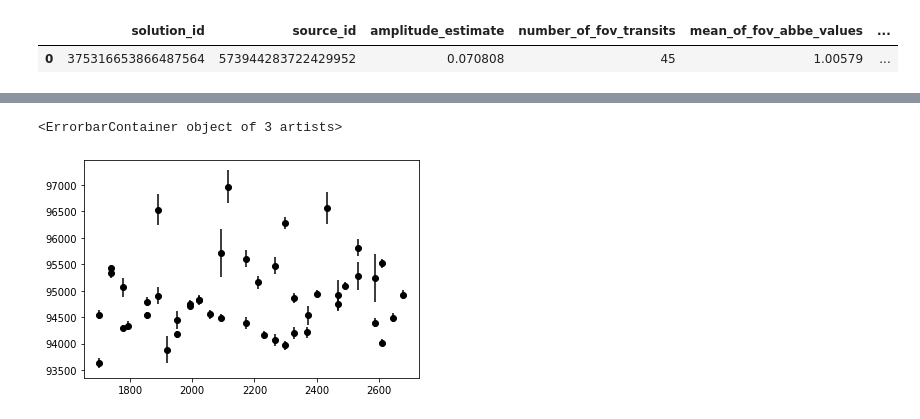
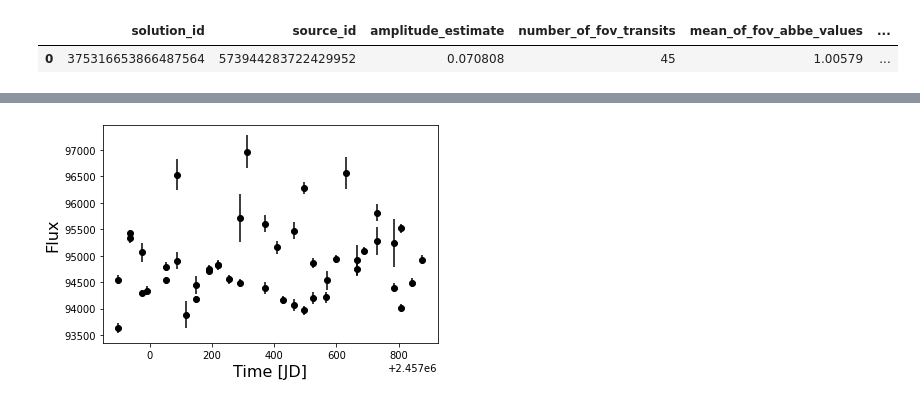
Before and after one commit to maja-jablonska/blue-stragglers-with-gaia, a Jupyter notebook: yss.ipynb, the cells around one changed output, grey strips where cells are left out. Saved outputs shown, nothing was run; the diff lists cells and outputs as text; code cells hidden in the pictures.

```diff
--- a/yss.ipynb
+++ b/yss.ipynb
@@ -74,3 +78,8 @@ bss2_lc.head()
 | 2 | 573968576057423360 | 18920283006998245 | G | 1739.008450 | 13.239307 | 95328.747046 | 80.869795 | 1178.792969 | ... |
 | 3 | 573968576057423360 | 18930023819277864 | G | 1739.184614 | 13.238245 | 95422.013248 | 70.423744 | 1354.969360 | ... |
 | 4 | 573968576057423360 | 21028967752677174 | G | 1777.144090 | 13.242362 | 95060.910439 | 180.323169 | 527.169678 | ... |
+# %%
+def get_dr3_band_lightcurve(lc: pd.DataFrame, band: str = 'G') -> pd.DataFrame:
+    df = lc[lc.band==band][['time', 'flux', 'mag', 'flux_error']]
+    df['time'] += 2455197.5
+    return df
@@ -76,0 +98,6 @@ bss2_lc.head()
+# %%
+def plot_dr3_lc(lc: pd.DataFrame):
+    plt.figure()
+    plt.errorbar(x=lc.time, y=lc.flux, yerr=lc.flux_error, color='black', fmt='o')
+    plt.gca().set_ylabel('Flux', fontsize=16);
+    plt.gca().set_xlabel('Time [JD]', fontsize=16);
@@ -77,8 +130,6 @@ bss2_lc.head()
 # %%
-g_mag = bss2_lc[bss2_lc.band=='G']
-
-plt.errorbar(x=g_mag.time, y=g_mag.flux, yerr=g_mag.flux_error, color='black', fmt='o')
+g_lc2 = get_dr3_band_lightcurve(bss2_lc, 'G')
+plot_dr3_lc(g_lc2)
 # %% [output]
-<ErrorbarContainer object of 3 artists>
-[figure, old version]
+[figure, new version]
 # %%
```
Also changed, not shown: parts of 32 cells of this notebook, 9 other files.
